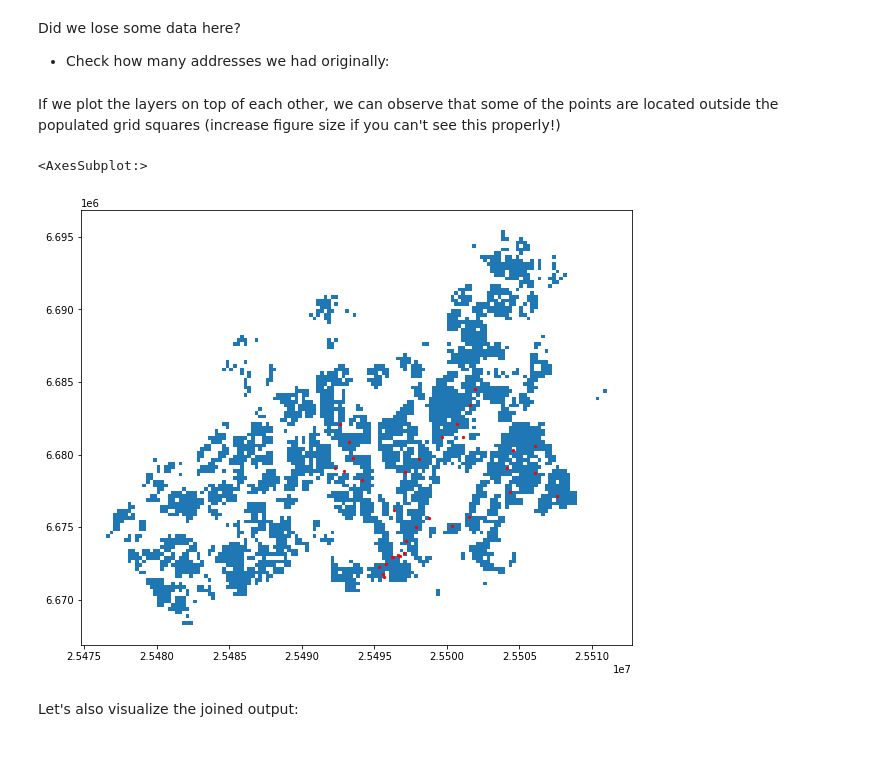
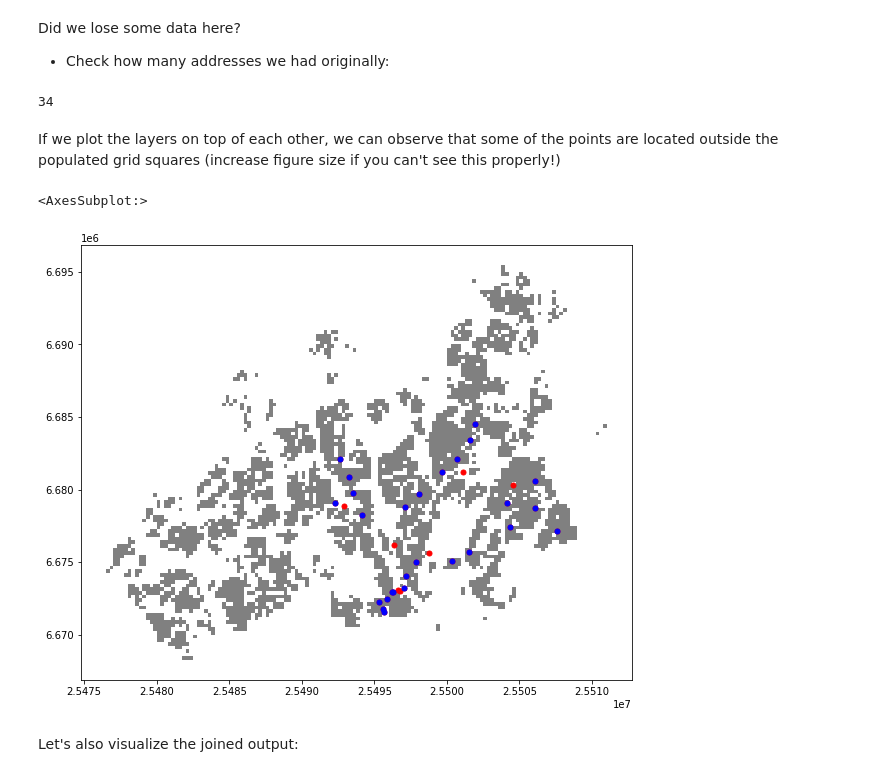
Before and after one commit to zazuko/gis-training, a Jupyter notebook: 3_spatial-queries/03_solutions.ipynb, the cells around one changed output. Cells and saved outputs as stored; diff of their text form; code cells hidden in the pictures.

```diff
--- a/3_spatial-queries/03_solutions.ipynb
+++ b/3_spatial-queries/03_solutions.ipynb
@@ -157,7 +157,7 @@ None
 If the crs information is missing from the population grid, we can **define the coordinate reference system** as **ETRS GK-25 (EPSG:3879)** because we know what it is based on the [population grid metadata](https://hri.fi/data/dataset/vaestotietoruudukko).
 # %%
 # Define crs
-pop.crs = CRS.from_epsg(3879).to_wkt()
+pop = pop.set_crs(epsg=3879)
 # %%
 pop.crs
 # %% [output]
@@ -237,22 +229,25 @@ Did we lose some data here?
 - Check how many addresses we had originally:
 # %%
 len(addresses)
+# %% [output]
+34
 # %% [markdown]
 If we plot the layers on top of each other, we can observe that some of the points are located outside the populated grid squares (increase figure size if you can't see this properly!)
 # %%
 %matplotlib inline
 
 # Create a figure with one subplot
 fig, ax = plt.subplots(figsize=(15,8))
 
 # Plot population grid
-pop.plot(ax=ax)
+pop.plot(ax=ax, facecolor="gray")
 
 # Plot points
-addresses.plot(ax=ax, color='red', markersize=5)
+addresses.plot(ax=ax, color='red', markersize=25)
+join.plot(ax=ax, color='blue', markersize=25)
 # %% [output]
 <AxesSubplot:>
-[figure, old version]
+[figure, new version]
 # %% [markdown]
 Let's also visualize the joined output:
 # %% [markdown]
```
Also changed, not shown: parts of 4 cells of this notebook, 11 other files.
